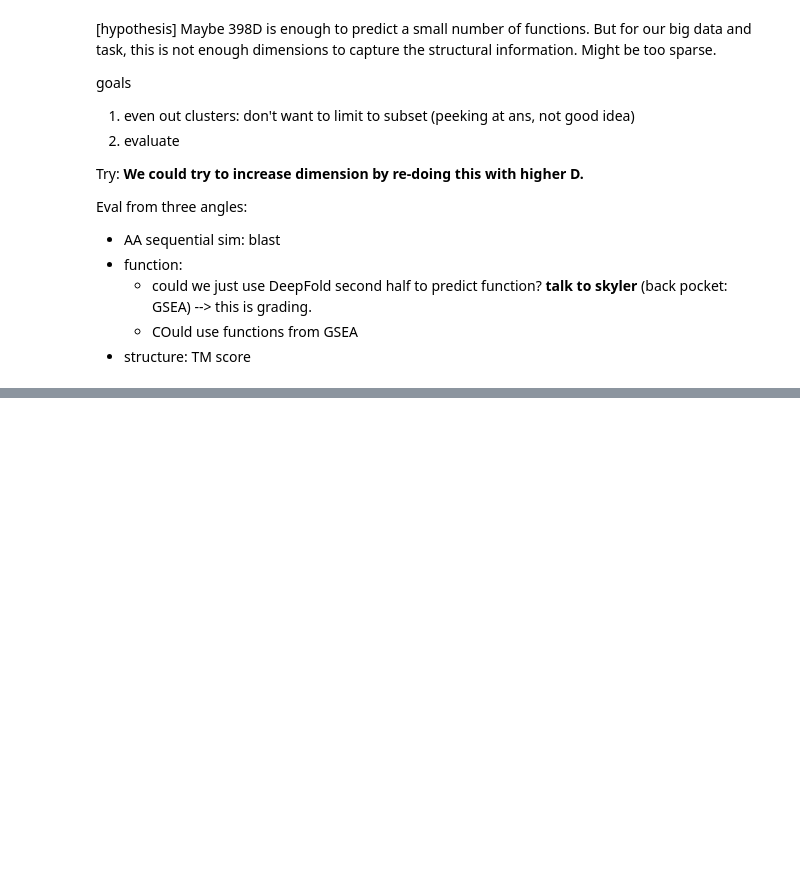
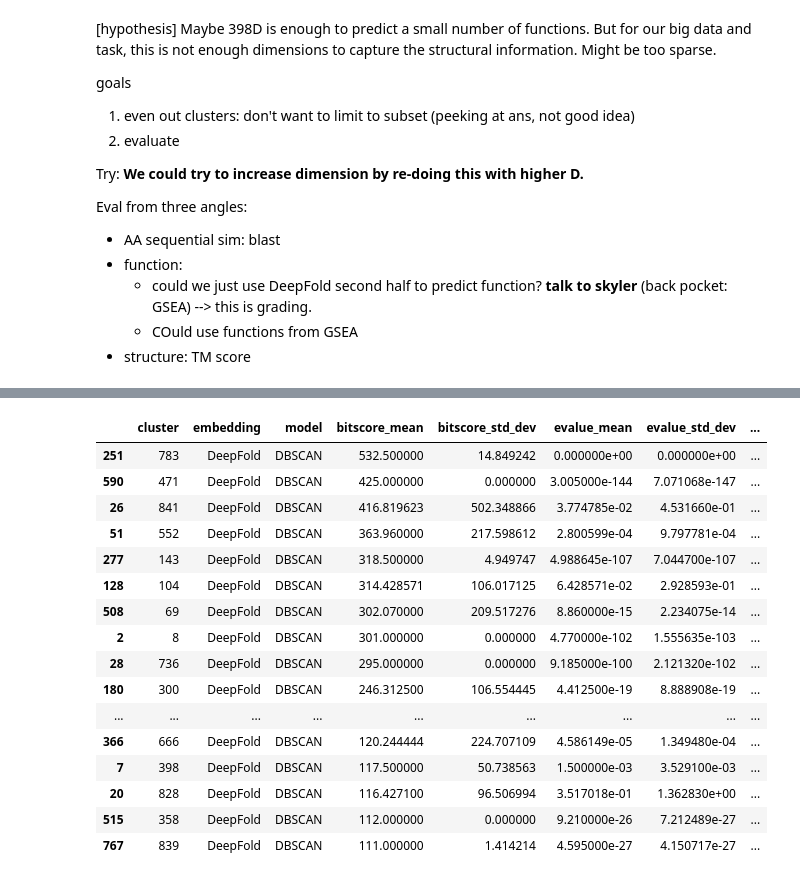
Before and after one commit to dptrsa-300/pss, a Jupyter notebook: DBSCAN on DeepFold.ipynb, the cells around one changed output, grey strips where cells are left out. Saved outputs shown, nothing was run; the diff lists cells and outputs as text; code cells hidden in the pictures; blank space fills up the shorter version.

```diff
--- a/DBSCAN on DeepFold.ipynb
+++ b/DBSCAN on DeepFold.ipynb
@@ -1277,0 +1558,30 @@ Eval from three angles:
+# %%
+cluster_sizes = pd.DataFrame(clusters['cluster_label'].value_counts(),
+                ).reset_index()
+cluster_sizes.columns=["cluster_label", "num_proteins"]
+
+stats_by_cluster2 = stats_by_cluster.set_index(['cluster']).\
+         join(cluster_sizes.set_index(['cluster_label']),
+              on=['cluster'],
+              how='left'
+             ).reset_index()
+# %%
+stats_by_cluster2.sort_values(by="bitscore_mean", ascending=False)[0:30]
+# %% [output]
+|  | cluster | embedding | model | bitscore_mean | bitscore_std_dev | evalue_mean | evalue_std_dev | ... |
+| 251 | 783 | DeepFold | DBSCAN | 532.500000 | 14.849242 | 0.000000e+00 | 0.000000e+00 | ... |
+| 590 | 471 | DeepFold | DBSCAN | 425.000000 | 0.000000 | 3.005000e-144 | 7.071068e-147 | ... |
+| 26 | 841 | DeepFold | DBSCAN | 416.819623 | 502.348866 | 3.774785e-02 | 4.531660e-01 | ... |
+| 51 | 552 | DeepFold | DBSCAN | 363.960000 | 217.598612 | 2.800599e-04 | 9.797781e-04 | ... |
+| 277 | 143 | DeepFold | DBSCAN | 318.500000 | 4.949747 | 4.988645e-107 | 7.044700e-107 | ... |
+| 128 | 104 | DeepFold | DBSCAN | 314.428571 | 106.017125 | 6.428571e-02 | 2.928593e-01 | ... |
+| 508 | 69 | DeepFold | DBSCAN | 302.070000 | 209.517276 | 8.860000e-15 | 2.234075e-14 | ... |
+| 2 | 8 | DeepFold | DBSCAN | 301.000000 | 0.000000 | 4.770000e-102 | 1.555635e-103 | ... |
+| 28 | 736 | DeepFold | DBSCAN | 295.000000 | 0.000000 | 9.185000e-100 | 2.121320e-102 | ... |
+| 180 | 300 | DeepFold | DBSCAN | 246.312500 | 106.554445 | 4.412500e-19 | 8.888908e-19 | ... |
+| ... | ... | ... | ... | ... | ... | ... | ... | ... |
+| 366 | 666 | DeepFold | DBSCAN | 120.244444 | 224.707109 | 4.586149e-05 | 1.349480e-04 | ... |
+| 7 | 398 | DeepFold | DBSCAN | 117.500000 | 50.738563 | 1.500000e-03 | 3.529100e-03 | ... |
+| 20 | 828 | DeepFold | DBSCAN | 116.427100 | 96.506994 | 3.517018e-01 | 1.362830e+00 | ... |
+| 515 | 358 | DeepFold | DBSCAN | 112.000000 | 0.000000 | 9.210000e-26 | 7.212489e-27 | ... |
+| 767 | 839 | DeepFold | DBSCAN | 111.000000 | 1.414214 | 4.595000e-27 | 4.150717e-27 | ... |
```
Also changed, not shown: parts of 34 cells of this notebook.
